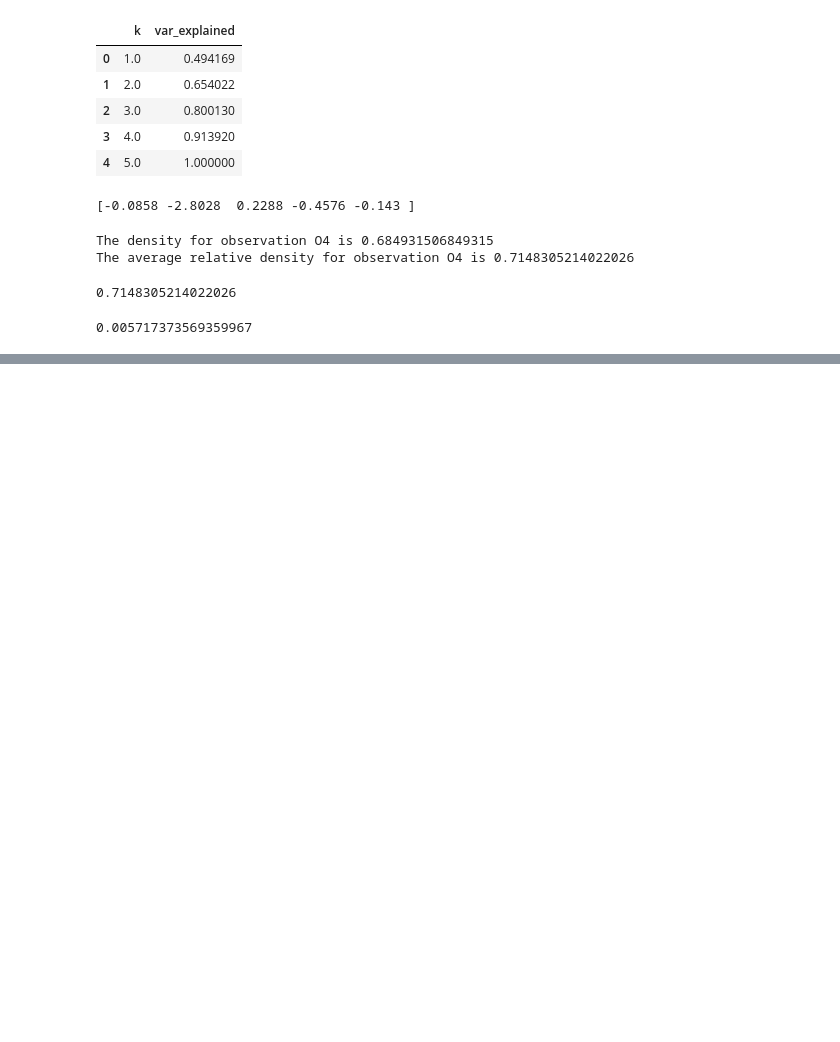
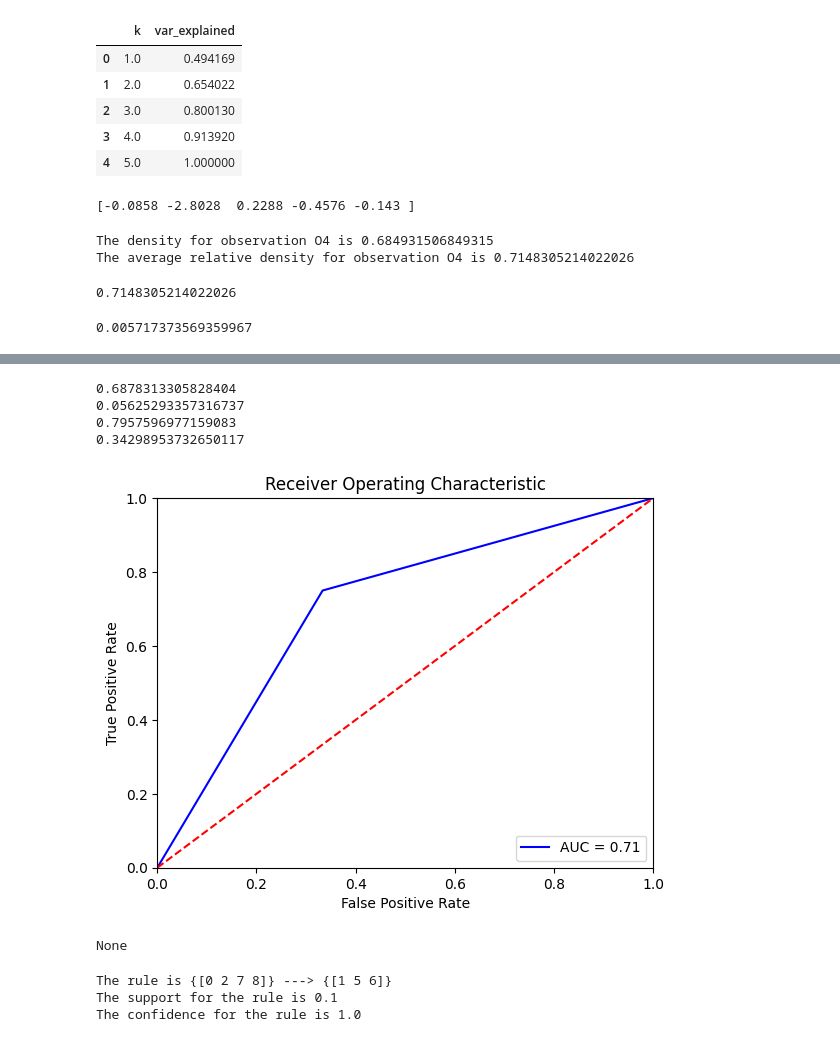
Before and after one commit to Gabriellanaro/Machine-learning-CheatSheet, a Jupyter notebook: fall_2018.ipynb, the cells around one changed output, grey strips where cells are left out. Cells and saved outputs as stored; diff of their text form; code cells hidden in the pictures; blank space fills up the shorter version.

```diff
--- a/fall_2018.ipynb
+++ b/fall_2018.ipynb
@@ -65,0 +178,52 @@ gmm_weighted_density(0.5, 10, vect_dist, pesi)
+# %%
+# 12
+def sigmoid(x):
+    return 1 / (1 + math.exp(-x))
+
+
+a = -0.93 + 1.72
+b = -2.82
+c = 1.36
+d = -0.65
+print(sigmoid(a))
+print(sigmoid(b))
+print(sigmoid(c))
+print(sigmoid(d))
+# %% [output]
+0.6878313305828404
+0.05625293357316737
+0.7957596977159083
+0.34298953732650117
+# %%
+def plot_roc1(true_val, pred_val):
+    """
+    calculates the fpr and tpr and plots a roc curve
+    to compare the outputtet graph with the possible answers, look at where the plot has a elbow
+    -----------------------------------------------
+    parameters:
+    -----------
+    true_val = list of the correct labels, must be binarised so that 1 = positve class and 0 = negative class
+    pred_val = list of the predicted labels, must be binarised so that 1 = positve class and 0 = negative class
+
+    returns the area under the curve (AUC)
+    """
+    fpr, tpr, _ = metrics.roc_curve(true_val, pred_val)
+    roc_auc = metrics.auc(fpr, tpr)
+
+    plt.title("Receiver Operating Characteristic")
+    plt.plot(fpr, tpr, "b", label="AUC = %0.2f" % roc_auc)
+    plt.legend(loc="lower right")
+    plt.plot([0, 1], [0, 1], "r--")
+    plt.xlim([0, 1])
+    plt.ylim([0, 1])
+    plt.ylabel("True Positive Rate")
+    plt.xlabel("False Positive Rate")
+    plt.show()
+# %%
+# 13
+true = np.array([1, 1, 0, 0, 1, 0, 1])
+pred = np.array([1, 1, 1, 0, 0, 0, 1])
+print(plot_roc1(true, pred))
+# %% [output]
+[figure, added]
+None
@@ -65,0 +255,22 @@ gmm_weighted_density(0.5, 10, vect_dist, pesi)
+# %%
+data = [
+    [1, 1, 0, 0, 0, 1, 0, 0, 0, 1],
+    [1, 0, 0, 0, 0, 0, 0, 0, 0, 0],
+    [1, 1, 0, 0, 0, 1, 0, 0, 0, 1],
+    [0, 1, 1, 1, 0, 0, 0, 1, 1, 0],
+    [1, 1, 0, 0, 0, 1, 0, 0, 0, 1],
+    [0, 1, 1, 1, 0, 0, 1, 1, 1, 0],
+    [1, 1, 1, 0, 0, 1, 1, 1, 1, 0],
+    [0, 1, 1, 1, 0, 1, 1, 0, 0, 1],
+    [0, 0, 0, 0, 1, 1, 1, 0, 1, 1],
+    [1, 0, 0, 0, 0, 1, 1, 1, 1, 0],
+]
+
+df = pd.DataFrame(data)
+
+
+rule_stats(df, [0, 2, 7, 8], [1, 5, 6])
+# %% [output]
+The rule is {[0 2 7 8]} ---> {[1 5 6]}
+The support for the rule is 0.1
+The confidence for the rule is 1.0
```
Also changed, not shown: parts of 16 cells of this notebook, 5 other files.
